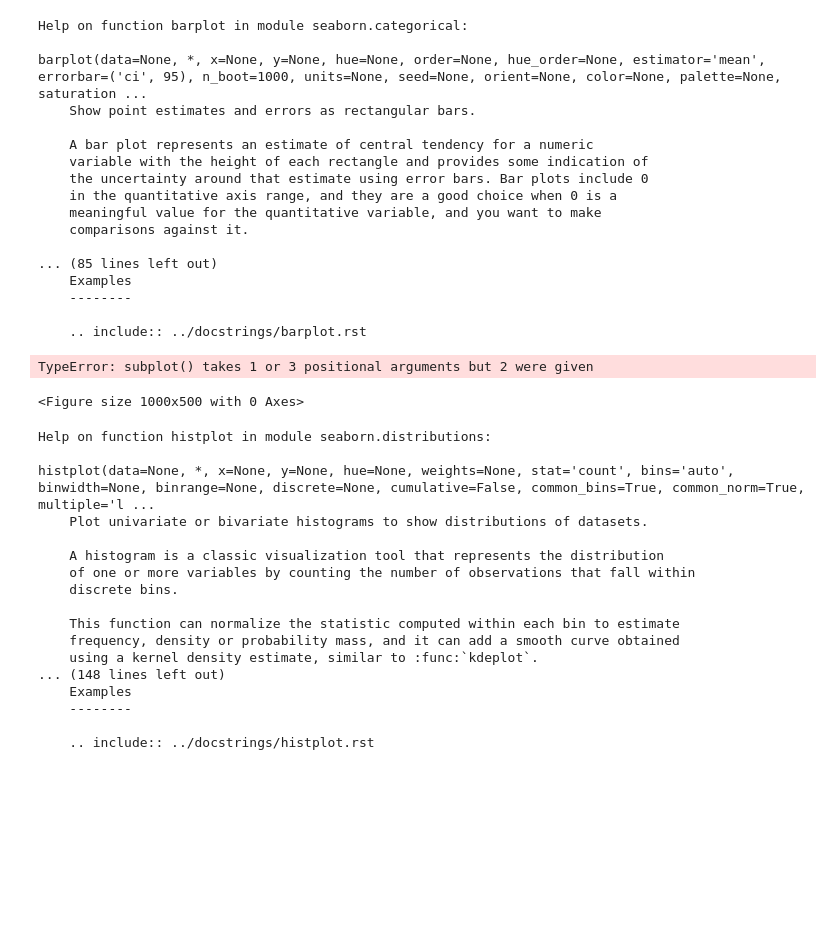
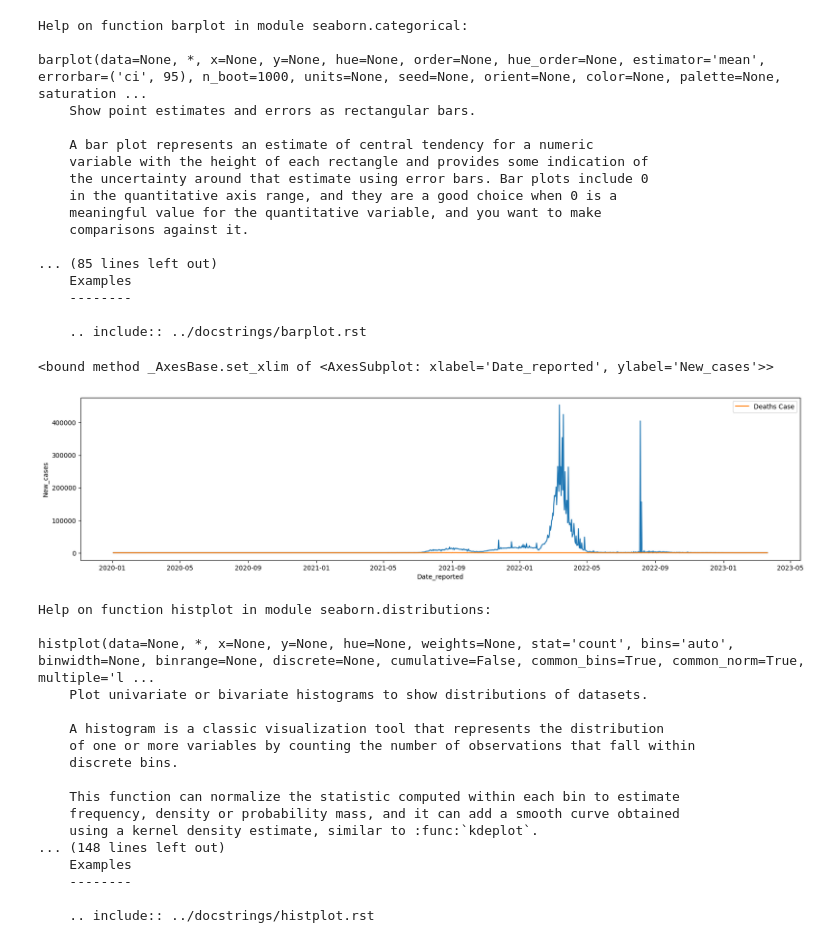
Before and after one commit to tonypham90/TKUD_KHTN, a Jupyter notebook: BT/BT2/Baitap2.ipynb, the cells around one changed output. Drawn from its saved outputs; the diff is of its cells as text; code cells hidden in the pictures; blank space fills up the shorter version.

```diff
--- a/BT/BT2/Baitap2.ipynb
+++ b/BT/BT2/Baitap2.ipynb
@@ -539,16 +546,18 @@ barplot(data=None, *, x=None, y=None, hue=None, order=None, hue_order=None, esti
 # %%
 # MonthYear.head()
 # %%
-fig = plt.figure(figsize=(10,5))
+fig = plt.figure(figsize=(20,10))
 ax = fig.add_subplot(2,1,1)
 # dateformat = df_vn.groupby('Month-Year').sum()
-ax[0,0].sns.lineplot(df_vn,y='New_cases',x='Date_reported',ax=ax,label='News Case')
-ax[0,1].sns.lineplot(df_vn,y='New_deaths',x='Date_reported',ax=ax,label="Deaths Case")
+sns.lineplot(df_vn,y='New_cases',x='Date_reported',ax=ax)
+sns.lineplot(df_vn,y='New_deaths',x='Date_reported',ax=ax,label="Deaths Case")
 # ax.set_xlim(date(1,1,1))
-ax.legend()
+ax.set_xlim
+
+# ax.legend()
 # %% [output]
-TypeError: subplot() takes 1 or 3 positional arguments but 2 were given
+<bound method _AxesBase.set_xlim of <AxesSubplot: xlabel='Date_reported', ylabel='New_cases'>>
-<Figure size 1000x500 with 0 Axes>
+[figure, added]
 # %%
 help(sns.histplot)
 # %% [output]
```
Also changed, not shown: parts of 9 cells of this notebook, 3 other files.
